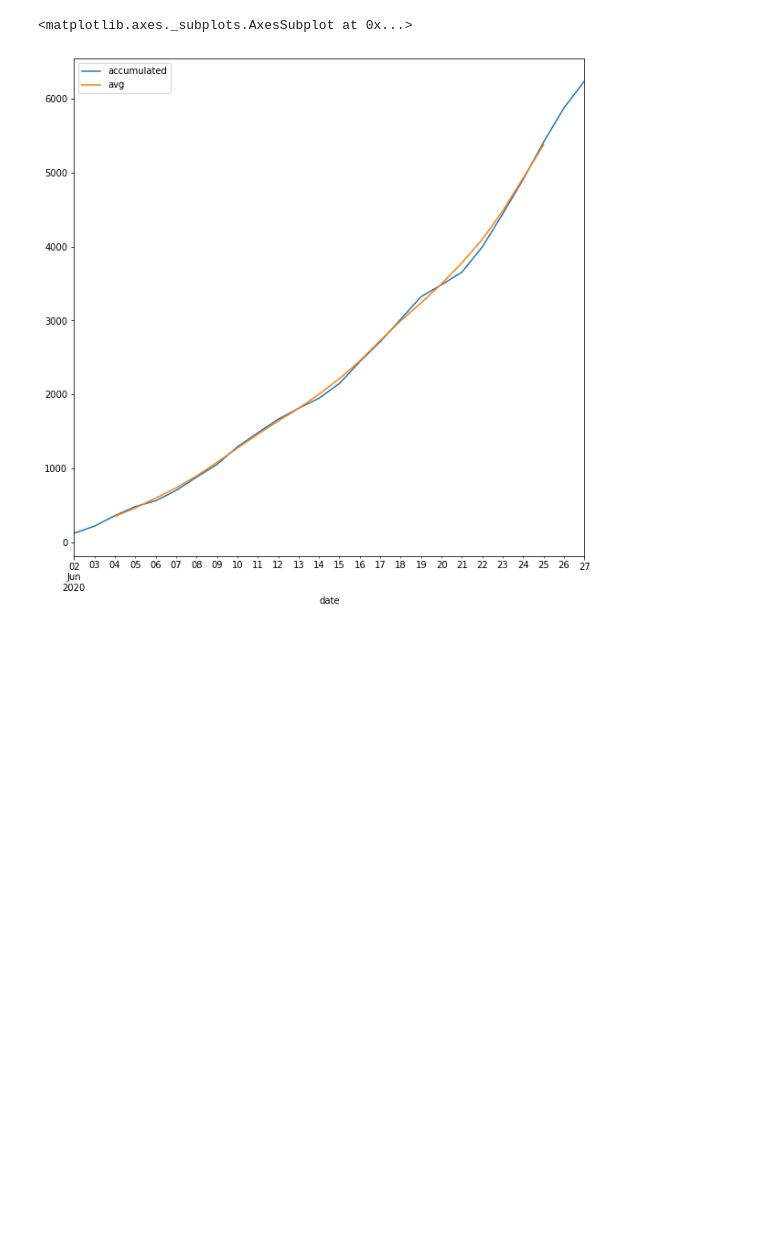
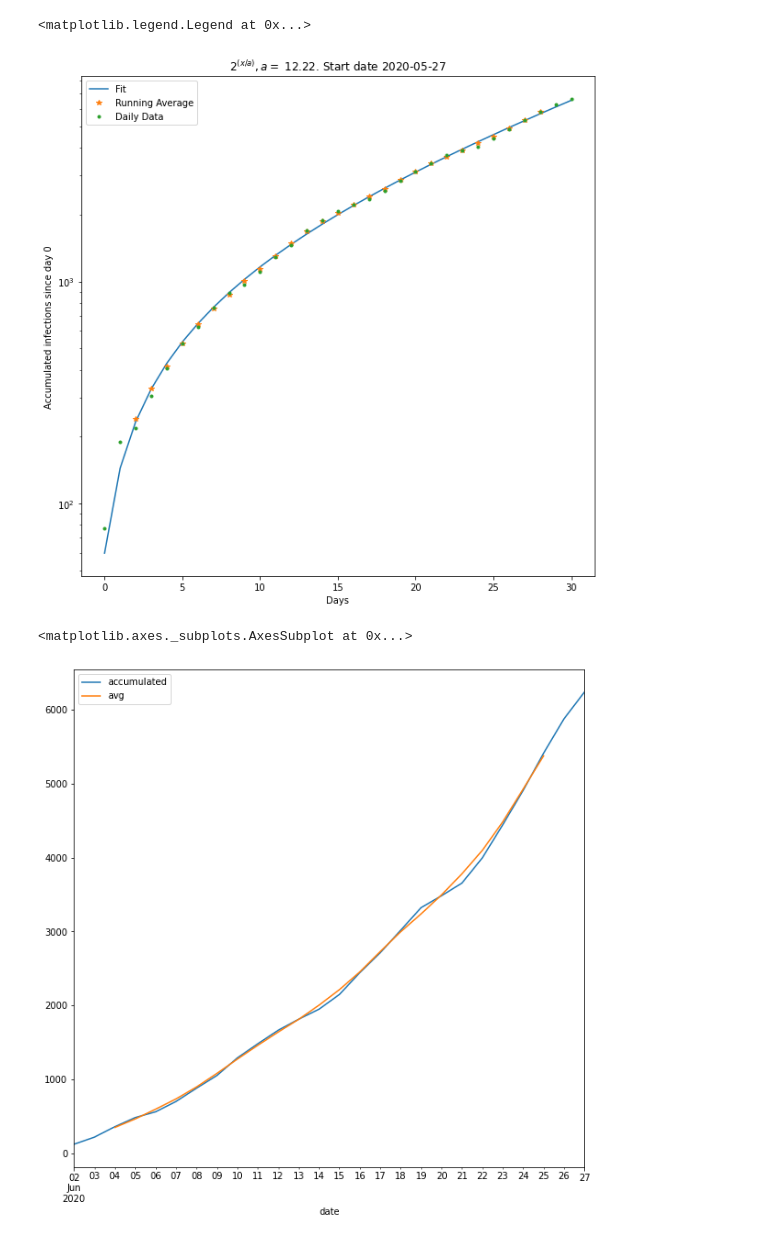
Before and after one commit to ronenabr/coronadata, a Jupyter notebook: Multiplication rate.ipynb, the cells around one changed output. Saved outputs shown, nothing was run; the diff lists cells and outputs as text; code cells hidden in the pictures; blank space fills up the shorter version.

```diff
--- a/Multiplication rate.ipynb
+++ b/Multiplication rate.ipynb
@@ -60,3 +64,18 @@ pylab.legend()
+# %%
+pylab.figure(figsize=(10,10))
+pylab.semilogy(df.index, params[0] * 2 ** (params[1] * df.index) + params[2], label="Fit")
+pylab.semilogy(df.avg.dropna(), "*", label="Running Average")
+pylab.semilogy(df.accumulated, ".", label="Daily Data")
+pylab.title("$2^{(x/a)}, a=$ %.2f. Start date %s" % (1/params[1], str(second_wave_start)))
+
+pylab.ylabel("Accumulated infections since day 0")
+pylab.xlabel("Days")
+
+
+pylab.legend()
+# %% [output]
+<matplotlib.legend.Legend at 0x...>
+[figure, added]
 # %%
 df.plot(x="date", y=["accumulated", "avg"], figsize=(10,10))
 # %% [output]
```
Also changed, not shown: parts of 5 cells of this notebook, 2 other files.
